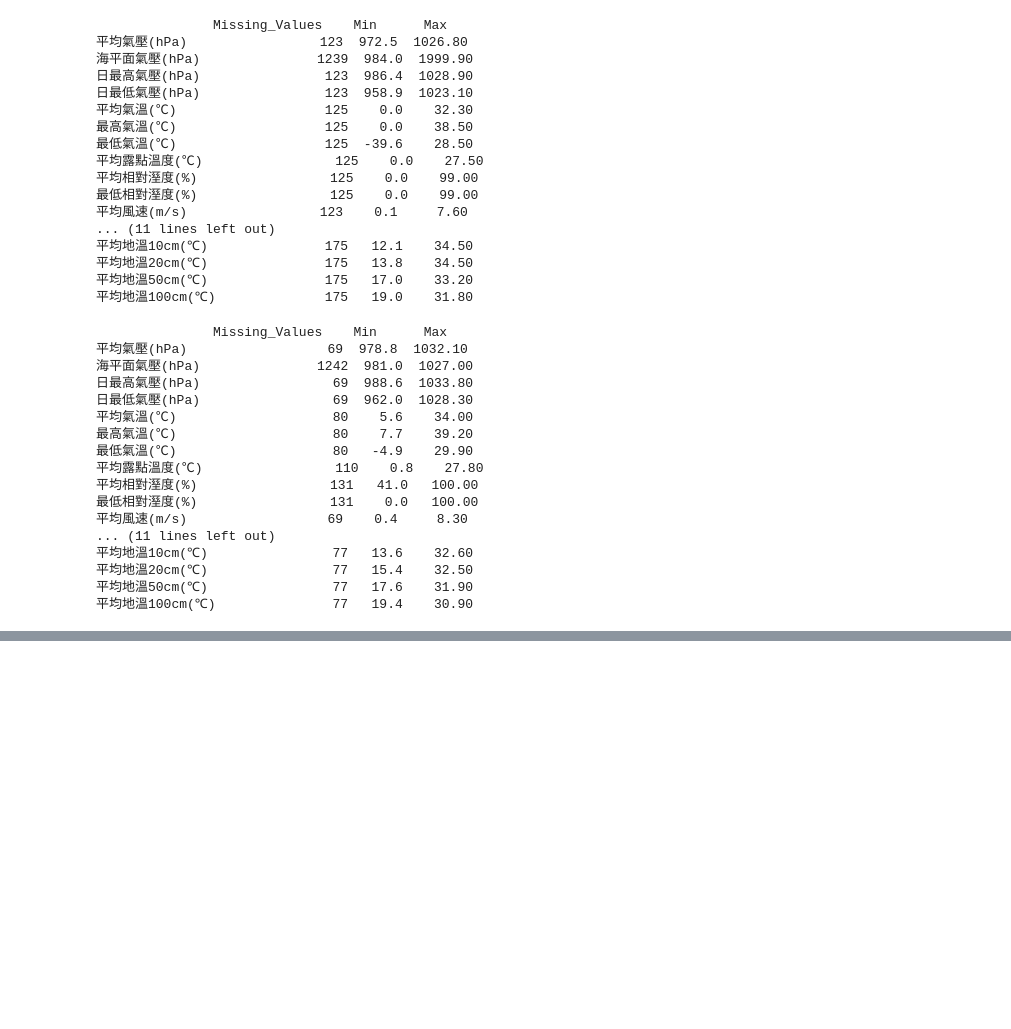
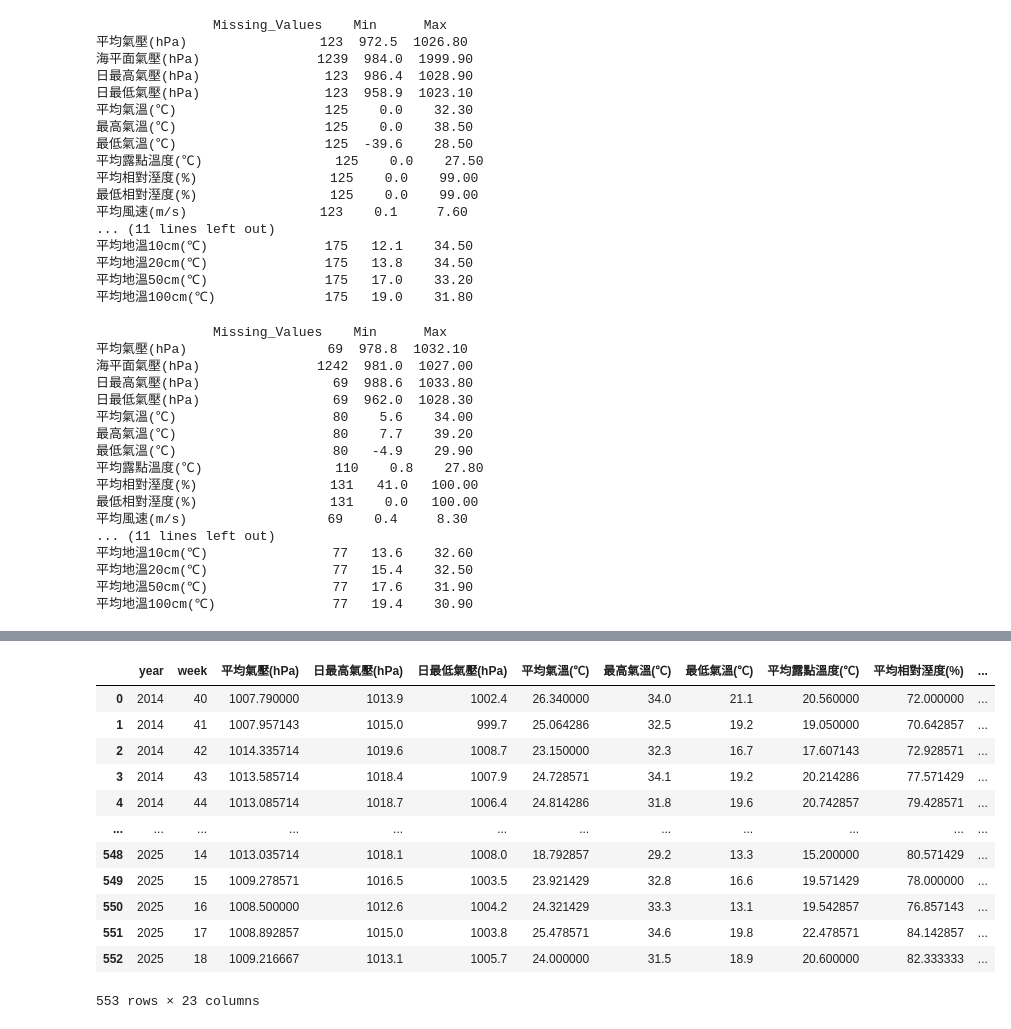
Before and after one commit to fred0620/DS_Final_Project, a Jupyter notebook: data.ipynb, the cells around one changed output, grey strips where cells are left out. Drawn from its saved outputs; the diff is of its cells as text; code cells hidden in the pictures; blank space fills up the shorter version.

```diff
--- a/data.ipynb
+++ b/data.ipynb
@@ -256,0 +437,15 @@ weather_雲林[weather_雲林["觀測時間"] == "2015-08-20"]
+# %%
+# 填值：如果前一筆資料跟後一筆資料都有值，取平均插入，如果沒有就維持 na
+# 建立填補函式
+def fill_missing_by_neighbor_avg(df):
+    df_filled = df.copy()
+    for col in df_filled.columns:
+        # 只處理數值型欄位
+        if pd.api.types.is_numeric_dtype(df_filled[col]):
+            for i in range(1, len(df_filled) - 1):
+                if pd.isna(df_filled.loc[i, col]):
+                    prev_val = df_filled.loc[i - 1, col]
+                    next_val = df_filled.loc[i + 1, col]
+                    if pd.notna(prev_val) and pd.notna(next_val):
+                        df_filled.loc[i, col] = (prev_val + next_val) / 2
+    return df_filled
@@ -256,0 +620,65 @@ weather_雲林[weather_雲林["觀測時間"] == "2015-08-20"]
+# %%
+weather_data_combined["week"] = weather_data_combined["觀測時間"].dt.isocalendar().week
+weather_data_combined["year"] = weather_data_combined["觀測時間"].dt.isocalendar().year
+# %%
+# 定義合併規則
+merge_rules = {
+    "平均氣壓(hPa)": "mean",
+    "日最高氣壓(hPa)": "max",
+    "日最低氣壓(hPa)": "min",
+    "平均氣溫(℃)": "mean",
+    "最高氣溫(℃)": "max",
+    "最低氣溫(℃)": "min",
+    "平均露點溫度(℃)": "mean",
+    "平均相對溼度(%)": "mean",
+    "最低相對溼度(%)": "min",
+    "平均風速(m/s)": "mean",
+    "最大陣風風速(m/s)": "max",
+    "累計雨量(mm)": "sum",
+    "最大10分鐘降水量(mm)": "max",
+    "最大60分鐘降水量(mm)": "max",
+    "累積日照時數(hr)": "sum",
+    "累積日射量(MJ/m2)": "sum",
+    "平均地溫5cm(℃)": "mean",
+    "平均地溫10cm(℃)": "mean",
+    "平均地溫20cm(℃)": "mean",
+    "平均地溫50cm(℃)": "mean",
+    "平均地溫100cm(℃)": "mean"
+}
+
+# 定義聚合函數（確保整週皆為 NaN 時結果為 NaN）
+def custom_agg(x, rule):
+    if x.isna().all():
+        return np.nan
+    if rule == "sum":
+        valid_count = x.notna().sum()
+        if valid_count >= 6:  # 至少要有 6 天才接受加總（你可調整）
+            return x.sum(skipna=True)
+        else:
+            return np.nan
+    return getattr(x, rule)()
+
+
+# 執行 groupby 並聚合
+weekly_weather = (
+    weather_data_combined
+    .groupby(["year", "week"])
+    .agg({col: lambda x, rule=rule: custom_agg(x, rule) for col, rule in merge_rules.items()})
+    .reset_index()
+)
+
+weekly_weather
+# %% [output]
+|  | year | week | 平均氣壓(hPa) | 日最高氣壓(hPa) | 日最低氣壓(hPa) | 平均氣溫(℃) | 最高氣溫(℃) | 最低氣溫(℃) | 平均露點溫度(℃) | 平均相對溼度(%) | ... |
+| 0 | 2014 | 40 | 1007.790000 | 1013.9 | 1002.4 | 26.340000 | 34.0 | 21.1 | 20.560000 | 72.000000 | ... |
+| 1 | 2014 | 41 | 1007.957143 | 1015.0 | 999.7 | 25.064286 | 32.5 | 19.2 | 19.050000 | 70.642857 | ... |
+| 2 | 2014 | 42 | 1014.335714 | 1019.6 | 1008.7 | 23.150000 | 32.3 | 16.7 | 17.607143 | 72.928571 | ... |
+| 3 | 2014 | 43 | 1013.585714 | 1018.4 | 1007.9 | 24.728571 | 34.1 | 19.2 | 20.214286 | 77.571429 | ... |
+| 4 | 2014 | 44 | 1013.085714 | 1018.7 | 1006.4 | 24.814286 | 31.8 | 19.6 | 20.742857 | 79.428571 | ... |
+| ... | ... | ... | ... | ... | ... | ... | ... | ... | ... | ... | ... |
+| 548 | 2025 | 14 | 1013.035714 | 1018.1 | 1008.0 | 18.792857 | 29.2 | 13.3 | 15.200000 | 80.571429 | ... |
+| 549 | 2025 | 15 | 1009.278571 | 1016.5 | 1003.5 | 23.921429 | 32.8 | 16.6 | 19.571429 | 78.000000 | ... |
+| 550 | 2025 | 16 | 1008.500000 | 1012.6 | 1004.2 | 24.321429 | 33.3 | 13.1 | 19.542857 | 76.857143 | ... |
+| 551 | 2025 | 17 | 1008.892857 | 1015.0 | 1003.8 | 25.478571 | 34.6 | 19.8 | 22.478571 | 84.142857 | ... |
+| 552 | 2025 | 18 | 1009.216667 | 1013.1 | 1005.7 | 24.000000 | 31.5 | 18.9 | 20.600000 | 82.333333 | ... |
+553 rows × 23 columns
```
Also changed, not shown: parts of 30 cells of this notebook, 11 other files.
